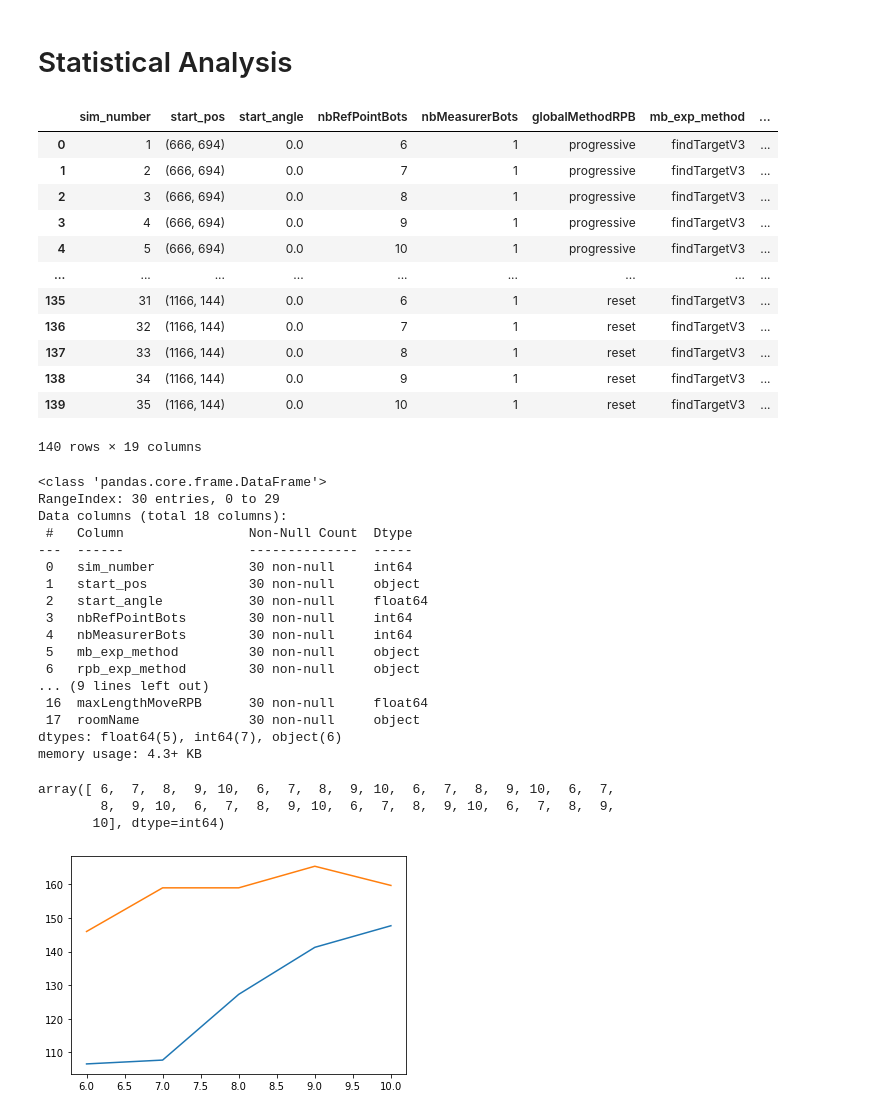
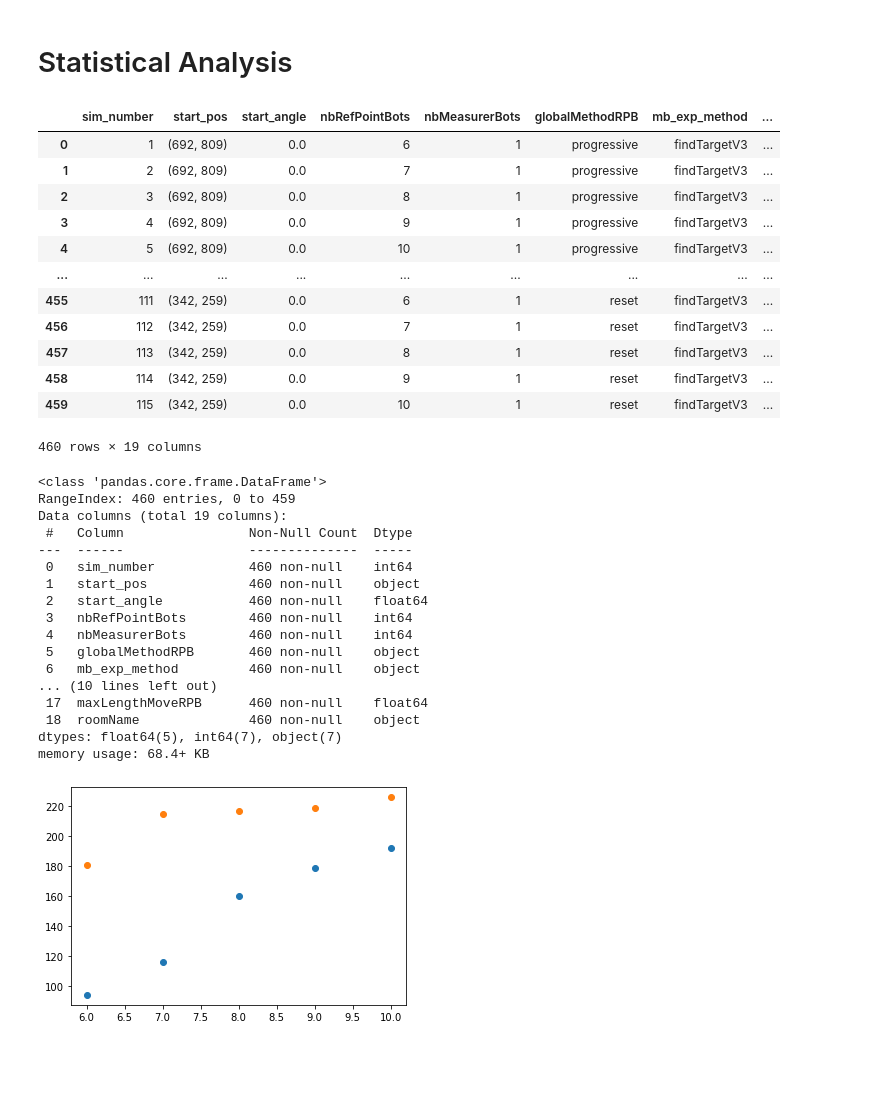
Before and after one commit to PierreSanson/Essaim_de_robots, a Jupyter notebook: code_2A/statAnalysis.ipynb, the cells around one changed output. Cells and saved outputs as stored; diff of their text form; code cells hidden in the pictures; blank space fills up the shorter version.

```diff
--- a/code_2A/statAnalysis.ipynb
+++ b/code_2A/statAnalysis.ipynb
@@ -6,42 +8,42 @@ import matplotlib.pyplot as plt
 # %%
-df = pd.read_csv("./noGUI/results/combined_results_2021-05-19T21-30-03.csv")
+df = pd.read_csv("./noGUI/results/combined_results_2021-05-21T16-44-05.csv")
 # pd.set_option('display.max_rows', df.shape[0]+1)
 # %%
 df
 # %% [output]
 |  | sim_number | start_pos | start_angle | nbRefPointBots | nbMeasurerBots | globalMethodRPB | mb_exp_method | ... |
-| 0 | 1 | (666, 694) | 0.0 | 6 | 1 | progressive | findTargetV3 | ... |
-| 1 | 2 | (666, 694) | 0.0 | 7 | 1 | progressive | findTargetV3 | ... |
-| 2 | 3 | (666, 694) | 0.0 | 8 | 1 | progressive | findTargetV3 | ... |
-| 3 | 4 | (666, 694) | 0.0 | 9 | 1 | progressive | findTargetV3 | ... |
-| 4 | 5 | (666, 694) | 0.0 | 10 | 1 | progressive | findTargetV3 | ... |
+| 0 | 1 | (692, 809) | 0.0 | 6 | 1 | progressive | findTargetV3 | ... |
+| 1 | 2 | (692, 809) | 0.0 | 7 | 1 | progressive | findTargetV3 | ... |
+| 2 | 3 | (692, 809) | 0.0 | 8 | 1 | progressive | findTargetV3 | ... |
+| 3 | 4 | (692, 809) | 0.0 | 9 | 1 | progressive | findTargetV3 | ... |
+| 4 | 5 | (692, 809) | 0.0 | 10 | 1 | progressive | findTargetV3 | ... |
 | ... | ... | ... | ... | ... | ... | ... | ... | ... |
-| 135 | 31 | (1166, 144) | 0.0 | 6 | 1 | reset | findTargetV3 | ... |
-| 136 | 32 | (1166, 144) | 0.0 | 7 | 1 | reset | findTargetV3 | ... |
-| 137 | 33 | (1166, 144) | 0.0 | 8 | 1 | reset | findTargetV3 | ... |
-| 138 | 34 | (1166, 144) | 0.0 | 9 | 1 | reset | findTargetV3 | ... |
-| 139 | 35 | (1166, 144) | 0.0 | 10 | 1 | reset | findTargetV3 | ... |
+| 455 | 111 | (342, 259) | 0.0 | 6 | 1 | reset | findTargetV3 | ... |
+| 456 | 112 | (342, 259) | 0.0 | 7 | 1 | reset | findTargetV3 | ... |
+| 457 | 113 | (342, 259) | 0.0 | 8 | 1 | reset | findTargetV3 | ... |
+| 458 | 114 | (342, 259) | 0.0 | 9 | 1 | reset | findTargetV3 | ... |
+| 459 | 115 | (342, 259) | 0.0 | 10 | 1 | reset | findTargetV3 | ... |
-140 rows × 19 columns
+460 rows × 19 columns
 # %%
 df.info()
 # %% [output]
 <class 'pandas.core.frame.DataFrame'>
-RangeIndex: 30 entries, 0 to 29
-Data columns (total 18 columns):
+RangeIndex: 460 entries, 0 to 459
+Data columns (total 19 columns):
  #   Column                Non-Null Count  Dtype
 ---  ------                --------------  -----
- 0   sim_number            30 non-null     int64
- 1   start_pos             30 non-null     object
- 2   start_angle           30 non-null     float64
- 3   nbRefPointBots        30 non-null     int64
- 4   nbMeasurerBots        30 non-null     int64
- 5   mb_exp_method         30 non-null     object
- 6   rpb_exp_method        30 non-null     object
-... (9 lines left out)
- 16  maxLengthMoveRPB      30 non-null     float64
- 17  roomName              30 non-null     object
-dtypes: float64(5), int64(7), object(6)
-memory usage: 4.3+ KB
+ 0   sim_number            460 non-null    int64
+ 1   start_pos             460 non-null    object
+ 2   start_angle           460 non-null    float64
+ 3   nbRefPointBots        460 non-null    int64
+ 4   nbMeasurerBots        460 non-null    int64
+ 5   globalMethodRPB       460 non-null    object
+ 6   mb_exp_method         460 non-null    object
+... (10 lines left out)
+ 17  maxLengthMoveRPB      460 non-null    float64
+ 18  roomName              460 non-null    object
+dtypes: float64(5), int64(7), object(7)
+memory usage: 68.4+ KB
 # %%
 progSeries = df[(df["globalMethodRPB"] == "progressive") & (df["rpb_sel_method"] == "findFurthestBotDjikstra")]
 resetSeries = df[(df["globalMethodRPB"] == "reset") & (df["rpb_sel_method"] == "findLeastUsefulBotsDjikstra")]
@@ -57,16 +62,10 @@ for i in progSeries["nbRefPointBots"].unique():
     resetMeasuredTiles.append(resetSeries[resetSeries["nbRefPointBots"] == i]["measuredTiles"].mean())
     progTotalPathLengthRPB.append(progSeries[progSeries["nbRefPointBots"] == i]["totalPathLengthRPB"].mean())
     resetTotalPathLengthRPB.append(resetSeries[resetSeries["nbRefPointBots"] == i]["totalPathLengthRPB"].mean())
-# %%
-progSeries["nbRefPointBots"].unique()
-# %% [output]
-array([ 6,  7,  8,  9, 10,  6,  7,  8,  9, 10,  6,  7,  8,  9, 10,  6,  7,
-        8,  9, 10,  6,  7,  8,  9, 10,  6,  7,  8,  9, 10,  6,  7,  8,  9,
-       10], dtype=int64)
 # %%
-plt.plot(nbRefPointBots, progMeasuredTiles)
-plt.plot(nbRefPointBots, resetMeasuredTiles)
+plt.scatter(nbRefPointBots, progMeasuredTiles)
+plt.scatter(nbRefPointBots, resetMeasuredTiles)
 plt.show()
 # %% [output]
-[figure, old version]
+[figure, new version]
 # %%
```
Also changed, not shown: parts of 5 cells of this notebook, 1 other file.
